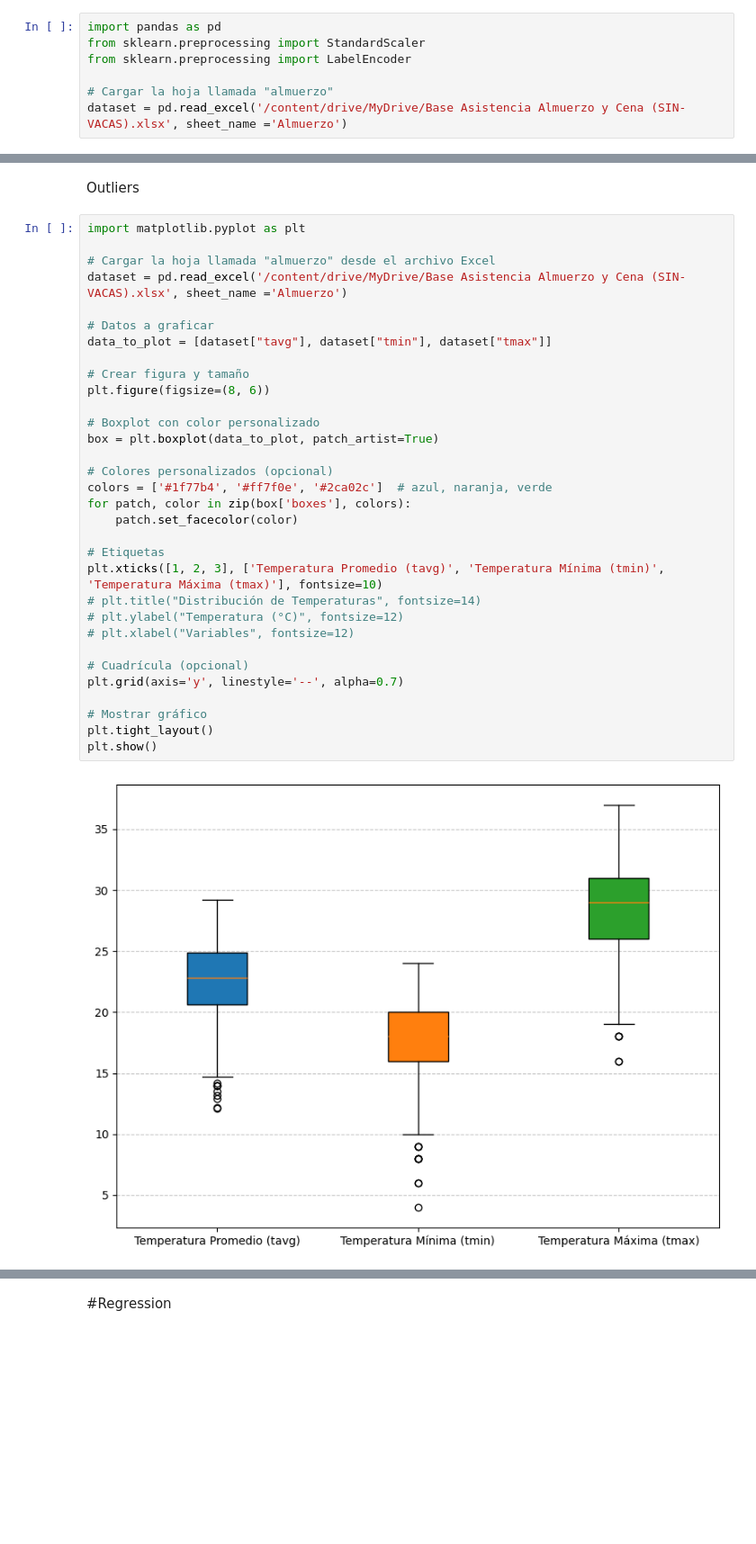
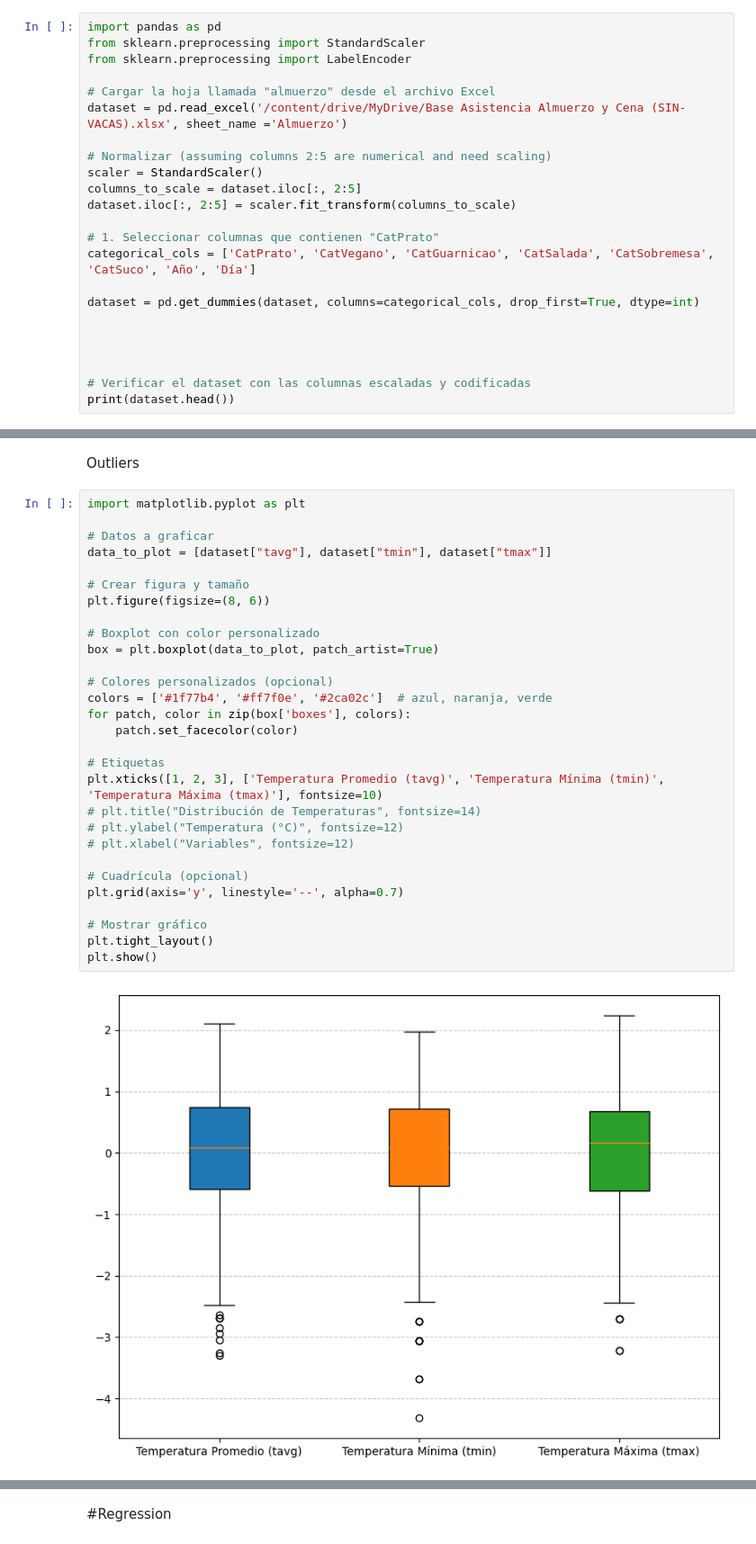
Before and after one commit to jualom-bit/Aprendizado-de-M-quina, a Jupyter notebook: Asistência Almoço UNICAMP.ipynb, the cells around one changed output, grey strips where cells are left out. Shown at 90% size. Saved outputs shown, nothing was run; the diff lists cells and outputs as text; blank space fills up the shorter version.

```diff
--- a/Asistência Almoço UNICAMP.ipynb
+++ b/Asistência Almoço UNICAMP.ipynb
@@ -21,5 +23,21 @@ import pandas as pd
 from sklearn.preprocessing import StandardScaler
 from sklearn.preprocessing import LabelEncoder
 
-# Cargar la hoja llamada "almuerzo"
+# Cargar la hoja llamada "almuerzo" desde el archivo Excel
 dataset = pd.read_excel('/content/drive/MyDrive/Base Asistencia Almuerzo y Cena (SIN-VACAS).xlsx', sheet_name ='Almuerzo')
+
+# Normalizar (assuming columns 2:5 are numerical and need scaling)
+scaler = StandardScaler()
+columns_to_scale = dataset.iloc[:, 2:5]
+dataset.iloc[:, 2:5] = scaler.fit_transform(columns_to_scale)
+
+# 1. Seleccionar columnas que contienen "CatPrato"
+categorical_cols = ['CatPrato', 'CatVegano', 'CatGuarnicao', 'CatSalada', 'CatSobremesa', 'CatSuco', 'Año', 'Día']
+
+dataset = pd.get_dummies(dataset, columns=categorical_cols, drop_first=True, dtype=int)
+
+
+
+
+# Verificar el dataset con las columnas escaladas y codificadas
+print(dataset.head())
@@ -264,35 +85,32 @@ print(f"• Porcentaje de datos conservados: {(n_sin_outliers / len(dataset) * 1
 Outliers
 # %%
 import matplotlib.pyplot as plt
-
-# Cargar la hoja llamada "almuerzo" desde el archivo Excel
-dataset = pd.read_excel('/content/drive/MyDrive/Base Asistencia Almuerzo y Cena (SIN-VACAS).xlsx', sheet_name ='Almuerzo')
 
 # Datos a graficar
 data_to_plot = [dataset["tavg"], dataset["tmin"], dataset["tmax"]]
 
 # Crear figura y tamaño
 plt.figure(figsize=(8, 6))
 
 # Boxplot con color personalizado
 box = plt.boxplot(data_to_plot, patch_artist=True)
 
 # Colores personalizados (opcional)
 colors = ['#1f77b4', '#ff7f0e', '#2ca02c']  # azul, naranja, verde
 for patch, color in zip(box['boxes'], colors):
     patch.set_facecolor(color)
 
 # Etiquetas
 plt.xticks([1, 2, 3], ['Temperatura Promedio (tavg)', 'Temperatura Mínima (tmin)', 'Temperatura Máxima (tmax)'], fontsize=10)
 # plt.title("Distribución de Temperaturas", fontsize=14)
 # plt.ylabel("Temperatura (°C)", fontsize=12)
 # plt.xlabel("Variables", fontsize=12)
 
 # Cuadrícula (opcional)
 plt.grid(axis='y', linestyle='--', alpha=0.7)
 
 # Mostrar gráfico
 plt.tight_layout()
 plt.show()
 # %% [output]
-[figure, old version]
+[figure, new version]
```
Also changed, not shown: parts of 52 cells of this notebook.
